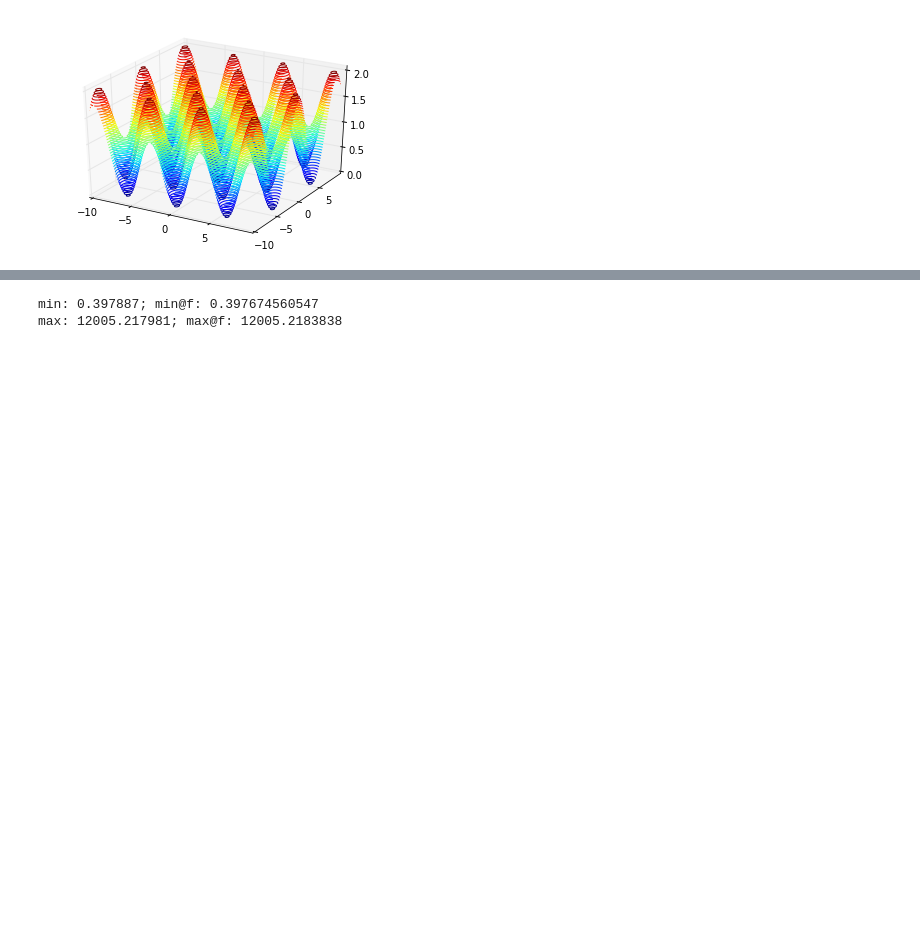
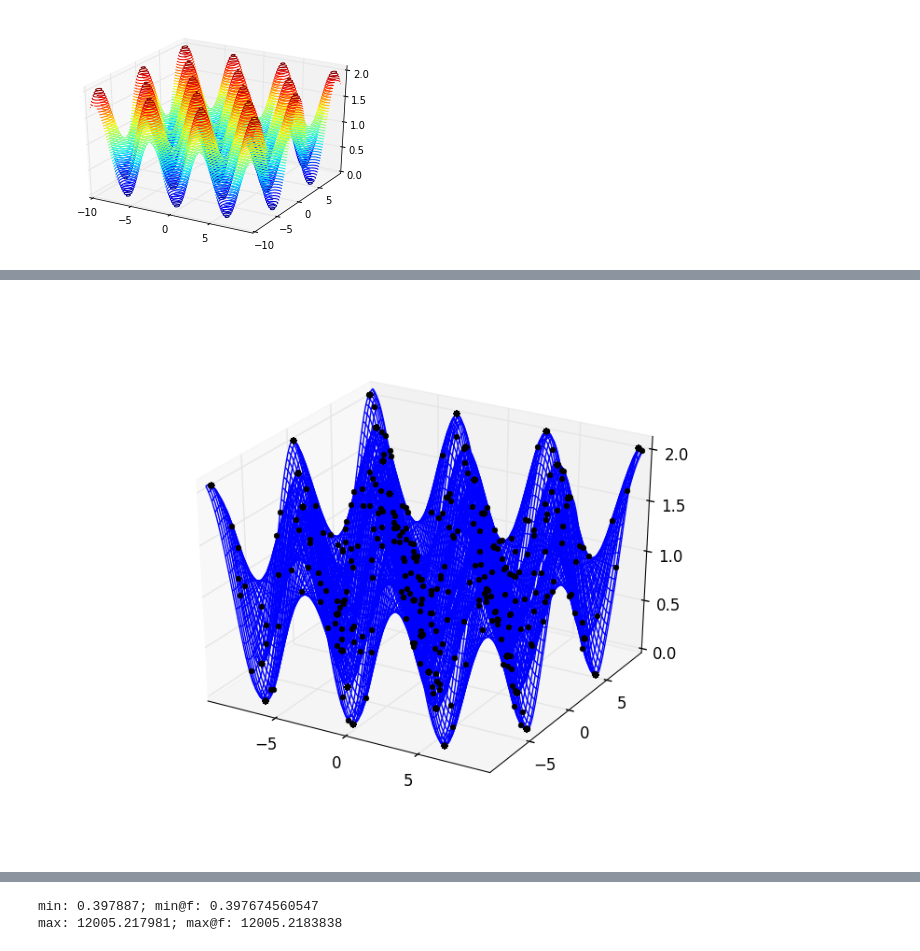
Before and after one commit to mmckerns/tlkklp, a Jupyter notebook: klepto.ipynb, the cells around one changed output, grey strips where cells are left out. Saved outputs shown, nothing was run; the diff lists cells and outputs as text; code cells hidden in the pictures; blank space fills up the shorter version.

Commit message:
add savefig to capture interpolated surfaces; display saved surface plots

```diff
--- a/klepto.ipynb
+++ b/klepto.ipynb
@@ -395,3 +393,8 @@ max: 2.041977; max@f: 2.04197653383
+# %%
+from IPython.display import Image
+Image(filename='griewangk.png')
+# %% [output]
+[figure, added]
 # %%
 import klepto.archives as karch
 models = karch.file_archive('models.pkl', serialized=True, cached=False)
```
Also changed, not shown: parts of 8 cells of this notebook, 2 other files.
